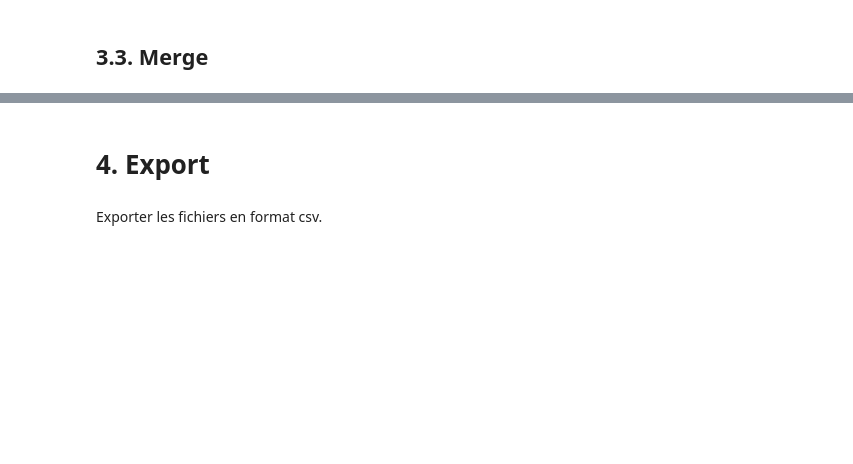
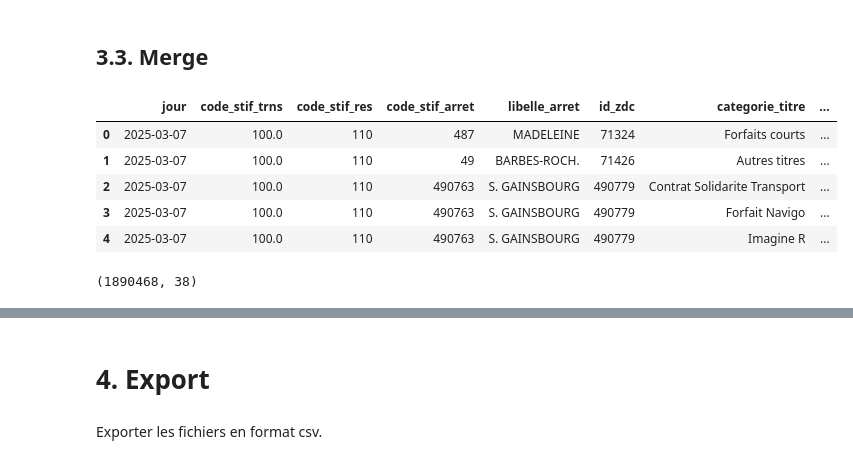
Before and after one commit to m1111111ke/idfm, a Jupyter notebook: notebooks/idfm.ipynb, the cells around one changed output, grey strips where cells are left out. Drawn from its saved outputs; the diff is of its cells as text; code cells hidden in the pictures; blank space fills up the shorter version.

Commit message:
Data cleaning + merge + export csv merge

```diff
--- a/notebooks/idfm.ipynb
+++ b/notebooks/idfm.ipynb
@@ -606,3 +608,19 @@ stations_df = stations_df[~((stations_df["id_ref_zdc"] == '73753') & (stations_d
 stations_df = stations_df[~((stations_df["id_ref_zdc"] == '474151') & (stations_df["nom_zdc"] == "Les Halles"))]
 # %% [markdown]
 ## 3.3. Merge
+# %%
+# Merge
+df = validations_df.merge(stations_df, how='left', left_on='id_zdc', right_on='id_ref_zdc')
+# %%
+df.head()
+# %% [output]
+|  | jour | code_stif_trns | code_stif_res | code_stif_arret | libelle_arret | id_zdc | categorie_titre | ... |
+| 0 | 2025-03-07 | 100.0 | 110 | 487 | MADELEINE | 71324 | Forfaits courts | ... |
+| 1 | 2025-03-07 | 100.0 | 110 | 49 | BARBES-ROCH. | 71426 | Autres titres | ... |
+| 2 | 2025-03-07 | 100.0 | 110 | 490763 | S. GAINSBOURG | 490779 | Contrat Solidarite Transport | ... |
+| 3 | 2025-03-07 | 100.0 | 110 | 490763 | S. GAINSBOURG | 490779 | Forfait Navigo | ... |
+| 4 | 2025-03-07 | 100.0 | 110 | 490763 | S. GAINSBOURG | 490779 | Imagine R | ... |
+# %%
+df.shape
+# %% [output]
+(1890468, 38)
```
Also changed, not shown: parts of 6 cells of this notebook.
